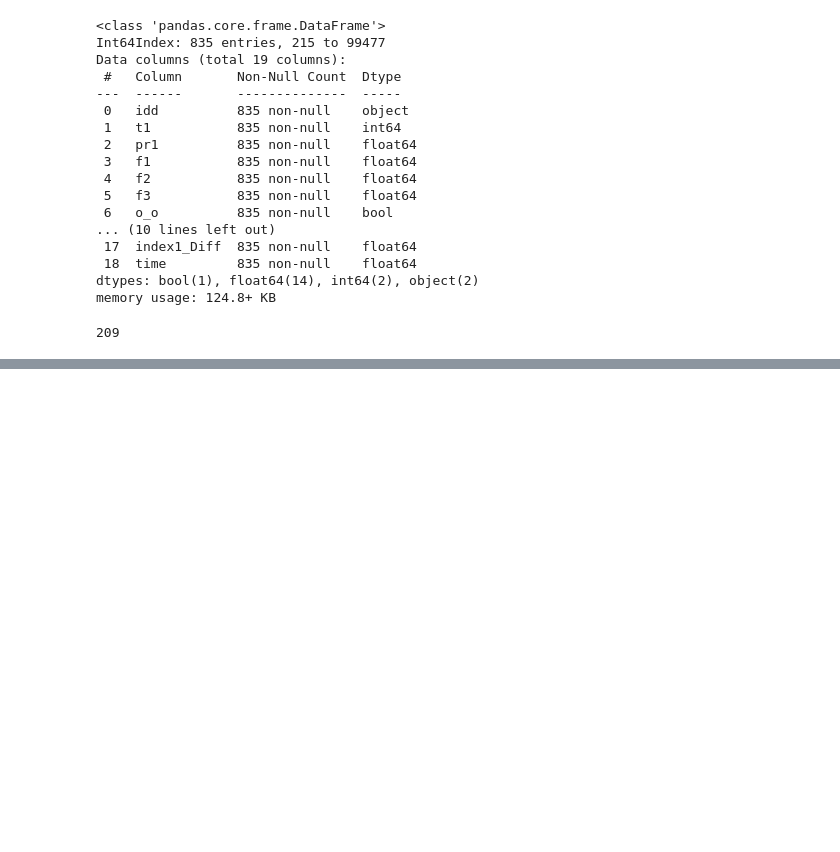
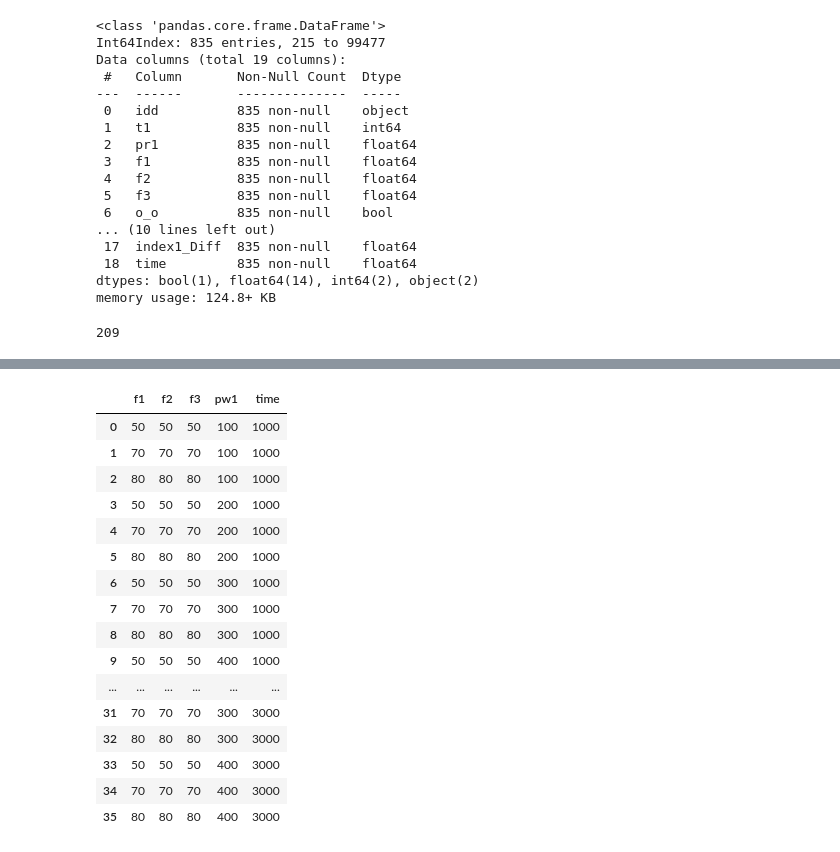
Before and after one commit to lkaruppiah54462/ReactorModel, a Jupyter notebook: alldata.ipynb, the cells around one changed output, grey strips where cells are left out. Saved outputs shown, nothing was run; the diff lists cells and outputs as text; code cells hidden in the pictures; blank space fills up the shorter version.

```diff
--- a/alldata.ipynb
+++ b/alldata.ipynb
@@ -330,0 +331,21 @@ plt.show()
+# %%
+test_df = pd.read_csv("test.csv")
+test_df
+# %% [output]
+|  | f1 | f2 | f3 | pw1 | time |
+| 0 | 50 | 50 | 50 | 100 | 1000 |
+| 1 | 70 | 70 | 70 | 100 | 1000 |
+| 2 | 80 | 80 | 80 | 100 | 1000 |
+| 3 | 50 | 50 | 50 | 200 | 1000 |
+| 4 | 70 | 70 | 70 | 200 | 1000 |
+| 5 | 80 | 80 | 80 | 200 | 1000 |
+| 6 | 50 | 50 | 50 | 300 | 1000 |
+| 7 | 70 | 70 | 70 | 300 | 1000 |
+| 8 | 80 | 80 | 80 | 300 | 1000 |
+| 9 | 50 | 50 | 50 | 400 | 1000 |
+| ... | ... | ... | ... | ... | ... |
+| 31 | 70 | 70 | 70 | 300 | 3000 |
+| 32 | 80 | 80 | 80 | 300 | 3000 |
+| 33 | 50 | 50 | 50 | 400 | 3000 |
+| 34 | 70 | 70 | 70 | 400 | 3000 |
+| 35 | 80 | 80 | 80 | 400 | 3000 |
```
Also changed, not shown: parts of 12 cells of this notebook, 9 other files.
